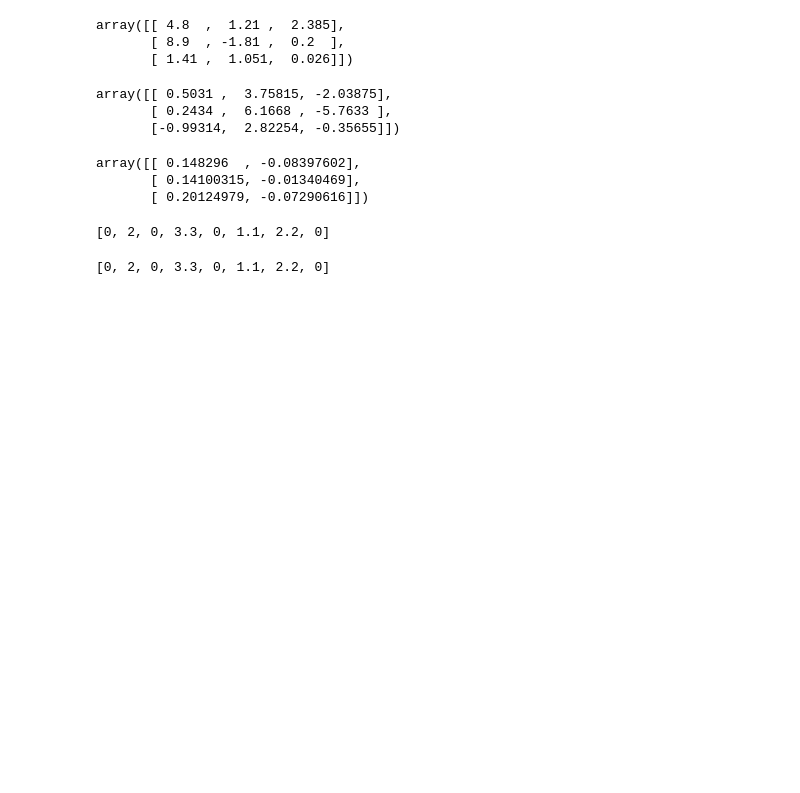
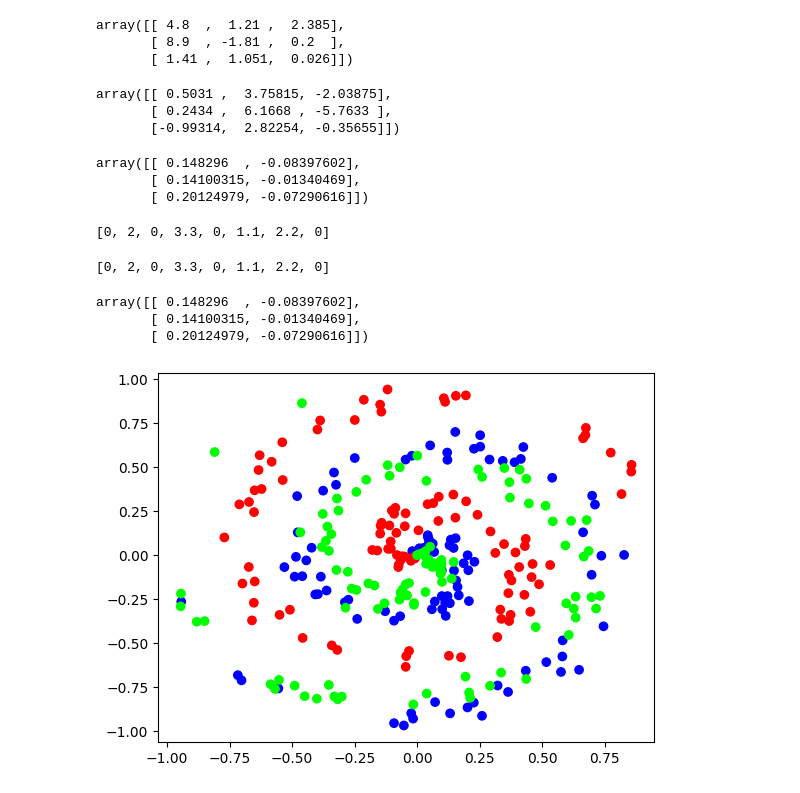
Before and after one commit to TANMaYtO/neural-networks-from-scratch, a Jupyter notebook: neural-networks-from-scratch.ipynb, the cells around one changed output. Saved outputs shown, nothing was run; the diff lists cells and outputs as text; code cells hidden in the pictures; blank space fills up the shorter version.

```diff
--- a/neural-networks-from-scratch.ipynb
+++ b/neural-networks-from-scratch.ipynb
@@ -138,3 +138,54 @@ output = [i if i > 0 else 0 for i in inputs]
 output
 # %% [output]
 [0, 2, 0, 3.3, 0, 1.1, 2.2, 0]
+# %%
+# writting ReLU as an object too
+import numpy as np
+np.random.seed(0)   # for the same output each run
+X = [[1, 2, 3, 2.5],
+      [2.0, 5.0, -1.0, 2.0],
+      [-1.5, 2.7, 3.3, -0.8]]
+class Layer_Dense:
+    def __init__(self, n_inputs, n_neurons):
+        self.weights = 0.10 * np.random.randn(n_inputs, n_neurons)
+        self.biases = np.zeros((1, n_neurons))
+    def forward(self, inputs):
+        self.output = np.dot(inputs, self.weights) + self.biases
+    def __call__(self,inputs):  # to make it cleaner and remove the need of writing .forward everytime
+        return self.forward(inputs)
+
+class activation_ReLU:
+    def forward(self, inputs):
+        output = np.maximum(0,inputs)
+    def __call__(self, inputs):
+        return self.forward(inputs)
+
+layer1 = Layer_Dense(4,5)
+layer2 = Layer_Dense(5,2)
+
+layer1(X)
+layer2(layer1.output)
+layer2.output
+# %% [output]
+array([[ 0.148296  , -0.08397602],
+       [ 0.14100315, -0.01340469],
+       [ 0.20124979, -0.07290616]])
+# %%
+def spiral_data(points, classes):
+    X = np.zeros((points*classes, 2))
+    y = np.zeros(points*classes, dtype='uint8')
+    for class_number in range(classes):
+        ix = range(points*class_number, points*(class_number+1))
+        r = np.linspace(0.0, 1, points)  # radius
+        t = np.linspace(class_number*4, (class_number+1)*4, points) + np.random.randn(points)*0.2
+        X[ix] = np.c_[r*np.sin(t*2.5), r*np.cos(t*2.5)]
+        y[ix] = class_number
+    return X, y
+
+
+import matplotlib.pyplot as plt
+X, y = spiral_data(100, 3)
+plt.scatter(X[:, 0], X[:, 1], c=y, cmap="brg")
+plt.show()
+# %% [output]
+[figure, added]
```
Also changed, not shown: parts of 1 cell of this notebook.
